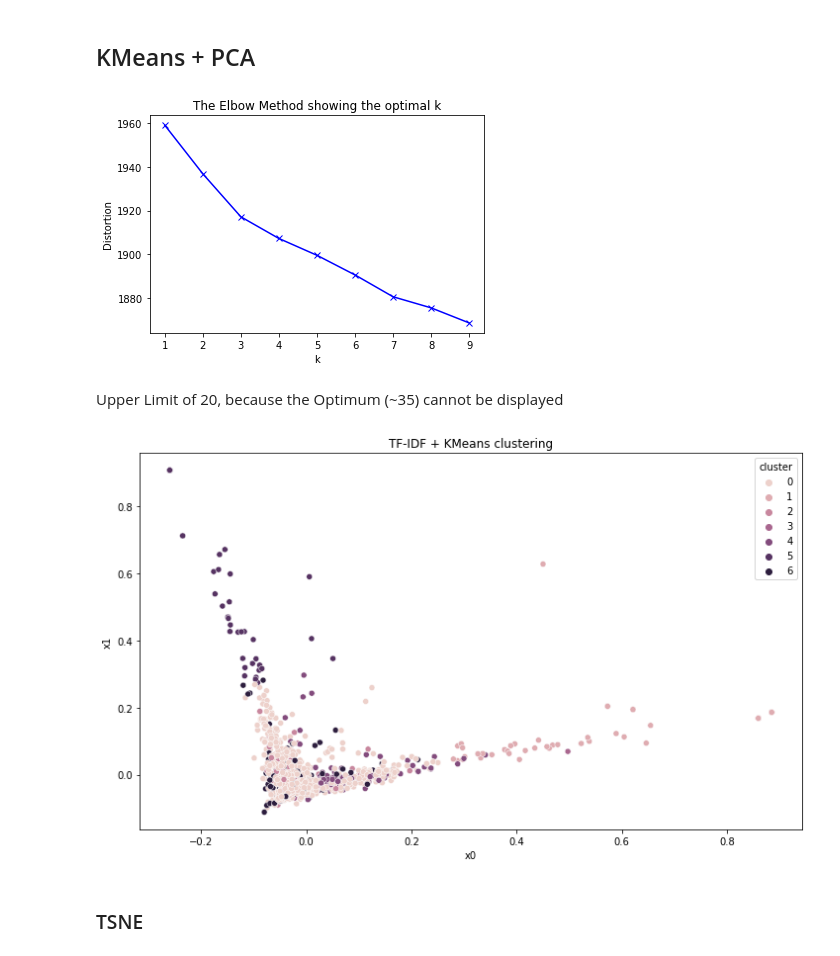
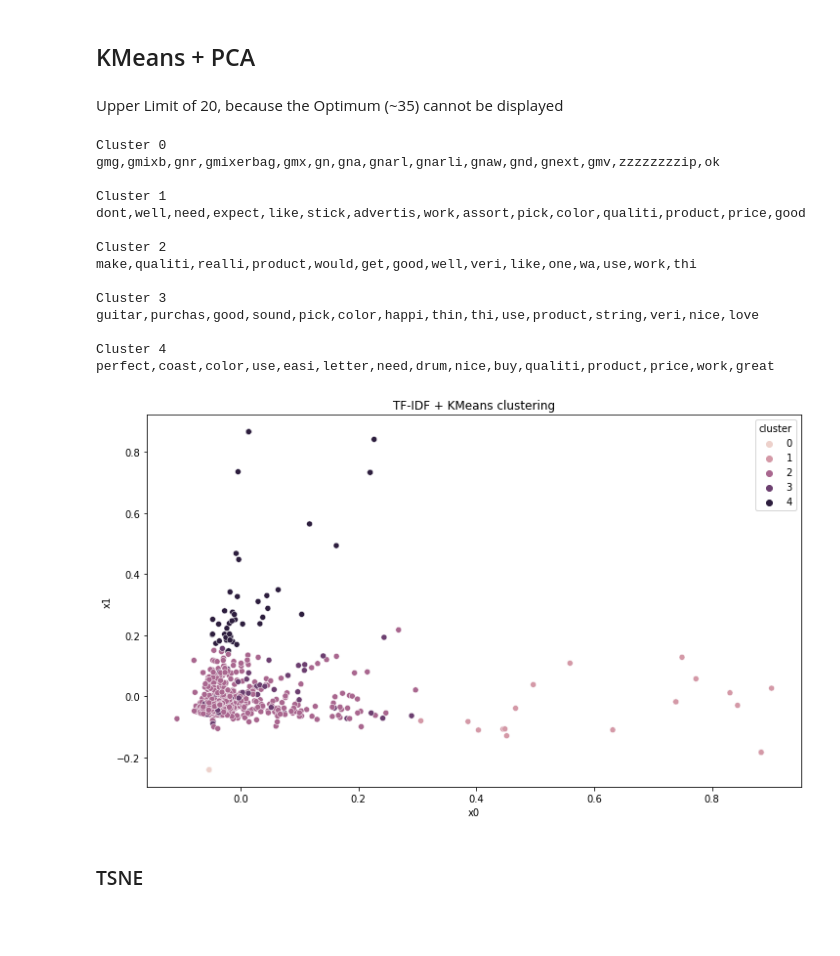
Before and after one commit to MichaelHermannHubler/AIAPP_NLP, a Jupyter notebook: project.ipynb, the cells around one changed output. Drawn from its saved outputs; the diff is of its cells as text; code cells hidden in the pictures; blank space fills up the shorter version.

```diff
--- a/project.ipynb
+++ b/project.ipynb
@@ -400,7 +400,7 @@ vectorizer.vocabulary_
 ### Preparing Sample
 A sample is needed because of memory Reasons
 # %%
-df_sample = df_final.sample(n=(int)(sampling_size/10))
+df_sample = df_final.sample(n=(int)(sampling_size/20))
 X = vectorizer.transform(df_sample.reviewText)
 X.toarray()
 # %% [output]
@@ -428,28 +428,50 @@ if final_Execution:
     plt.ylabel('Distortion')
     plt.title('The Elbow Method showing the optimal k')
     plt.show()
-# %% [output]
-[figure, removed]
 # %% [markdown]
 Upper Limit of 20, because the Optimum (~35) cannot be displayed
 # %%
-kmeans = KMeans(n_clusters=7, random_state=42)
+def get_top_keywords(n_terms):
+    """This function returns the keywords for each centroid of the KMeans"""
+    df = pd.DataFrame(X.todense()).groupby(clusters).mean() # groups the TF-IDF vector by cluster
+    terms = vectorizer.get_feature_names_out() # access tf-idf terms
+    for i,r in df.iterrows():
+        print('\nCluster {}'.format(i))
+        print(','.join([terms[t] for t in np.argsort(r)[-n_terms:]])) # for each row of the dataframe, find the n terms that have the highest tf idf score
+
+kmeans = KMeans(n_clusters=5, random_state=42)
 kmeans.fit(X)
 clusters = kmeans.labels_
 
 pca = PCA(n_components=2, random_state=42)
 pca_vecs = pca.fit_transform(X.toarray())
 
 df_sample['cluster'] = clusters
 df_sample['x0'] = pca_vecs[:, 0]
 df_sample['x1'] = pca_vecs[:, 1]
 
+get_top_keywords(15)
+
 plt.figure(figsize=(12, 7))
 plt.title("TF-IDF + KMeans clustering")
 sns.scatterplot(data=df_sample, x='x0', y='x1', hue='cluster')
 plt.show()
 # %% [output]
+Cluster 0
+gmg,gmixb,gnr,gmixerbag,gmx,gn,gna,gnarl,gnarli,gnaw,gnd,gnext,gmv,zzzzzzzzip,ok
+
+Cluster 1
+dont,well,need,expect,like,stick,advertis,work,assort,pick,color,qualiti,product,price,good
+
+Cluster 2
+make,qualiti,realli,product,would,get,good,well,veri,like,one,wa,use,work,thi
+
+Cluster 3
+guitar,purchas,good,sound,pick,color,happi,thin,thi,use,product,string,veri,nice,love
+
+Cluster 4
+perfect,coast,color,use,easi,letter,need,drum,nice,buy,qualiti,product,price,work,great
-[figure, old version]
+[figure, new version]
 # %% [markdown]
 ### TSNE
 # %%
```
Also changed, not shown: parts of 1 cell of this notebook.
